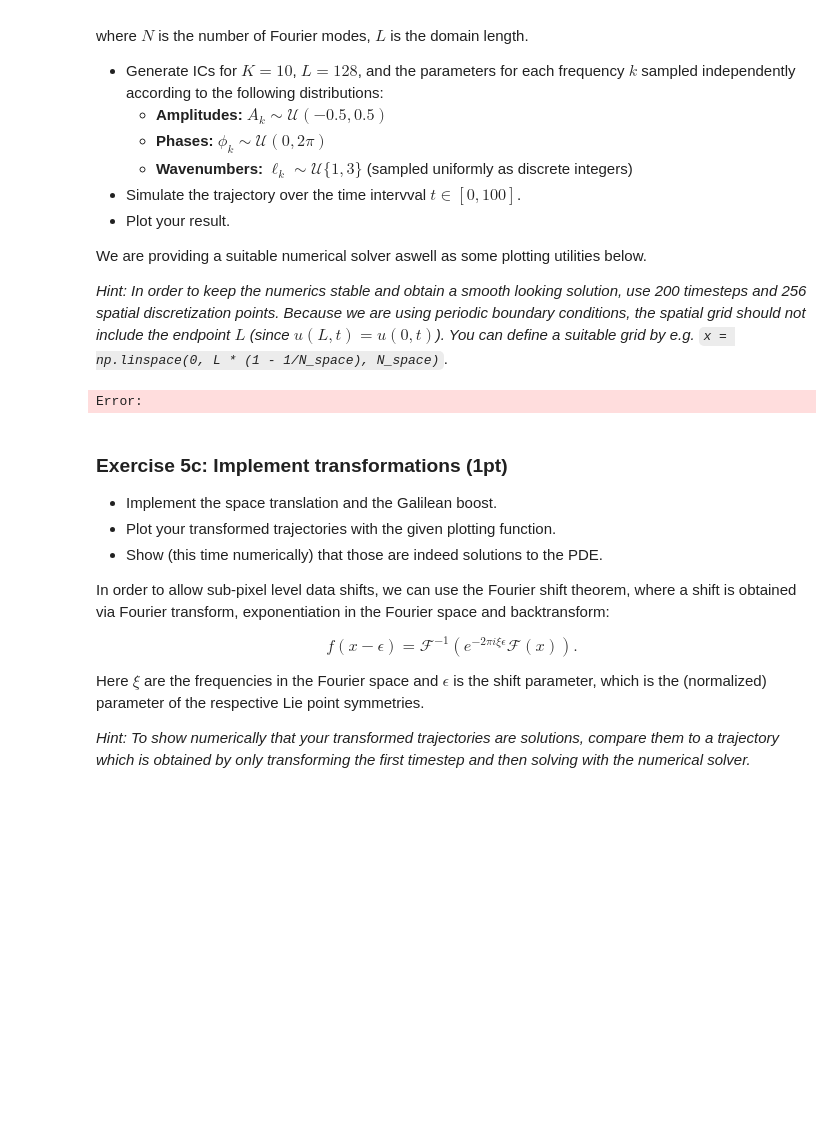
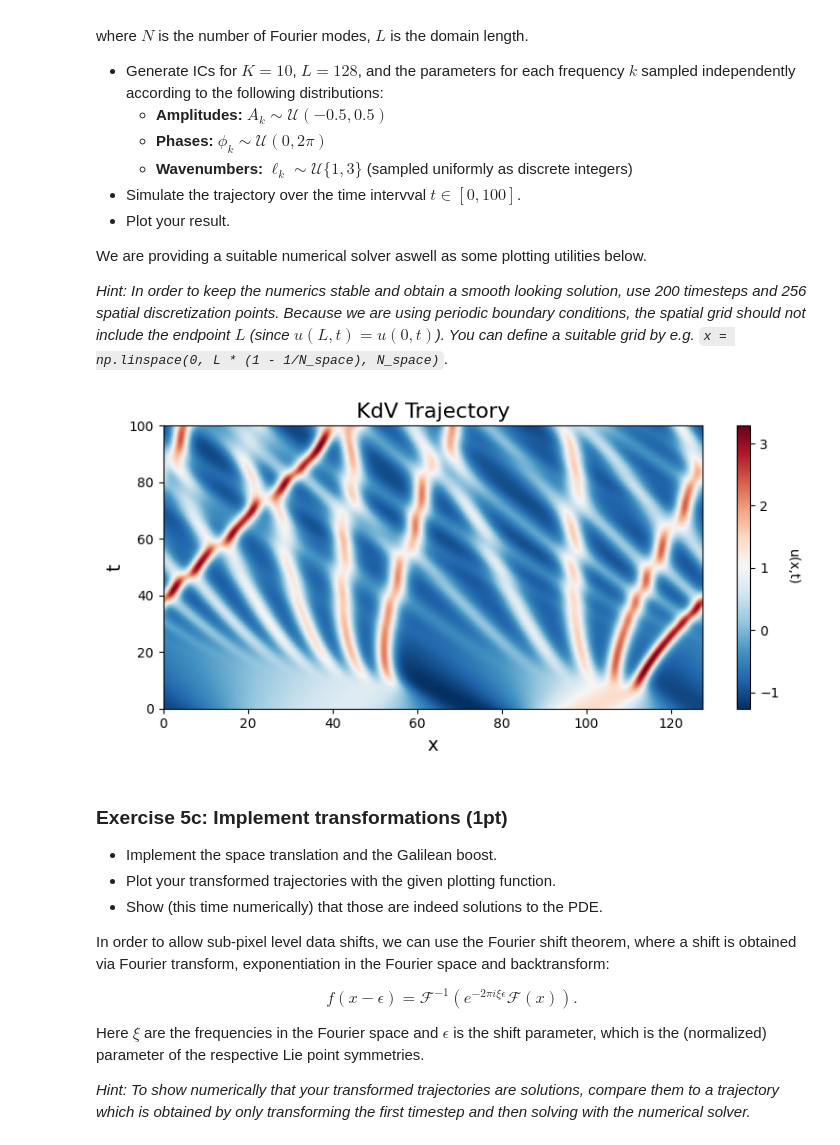
Before and after one commit to luki852/Master_AI, a Jupyter notebook: 2nd_Semester/UE_Geometric_Techniques/A2_GDL_Lukas_Steu_k51843919.ipynb, the cells around one changed output. Drawn from its saved outputs; the diff is of its cells as text; code cells hidden in the pictures; blank space fills up the shorter version.

```diff
--- a/2nd_Semester/UE_Geometric_Techniques/A2_GDL_Lukas_Steu_k51843919.ipynb
+++ b/2nd_Semester/UE_Geometric_Techniques/A2_GDL_Lukas_Steu_k51843919.ipynb
@@ -523,35 +523,34 @@ def generate_initial_conditions(x: np.ndarray, K: int, L: float) -> np.ndarray:
     u0 = np.zeros_like(x)
 
     # build Fourier sum
     for k in range(K):
         u0 += A[k] * np.sin(2 * np.pi * ell[k] * x / L + phi[k])
 
     return u0
 
 # YOUR CODE HERE
 # generate spatial grid and initial conditions
 N_space = 256
 L = 128
 K = 10
 
 x = np.linspace(0, L * (1 - 1 / N_space), N_space)
 u0 = generate_initial_conditions(x, K, L)
 
 
 # generate time grid
 N_time = 200
 t = np.linspace(0, 100, N_time)
 
 
 # compute solution
 sol = solve(t, u0, L)
 
 
 # plot trajectory
 plot_single_solution(x, t, sol)
-raise NotImplementedError()
 # %% [output]
-Error:
+[figure, added]
 # %% [markdown]
 ### Exercise 5c: Implement transformations (1pt)
 
```
Also changed, not shown: parts of 4 cells of this notebook.
